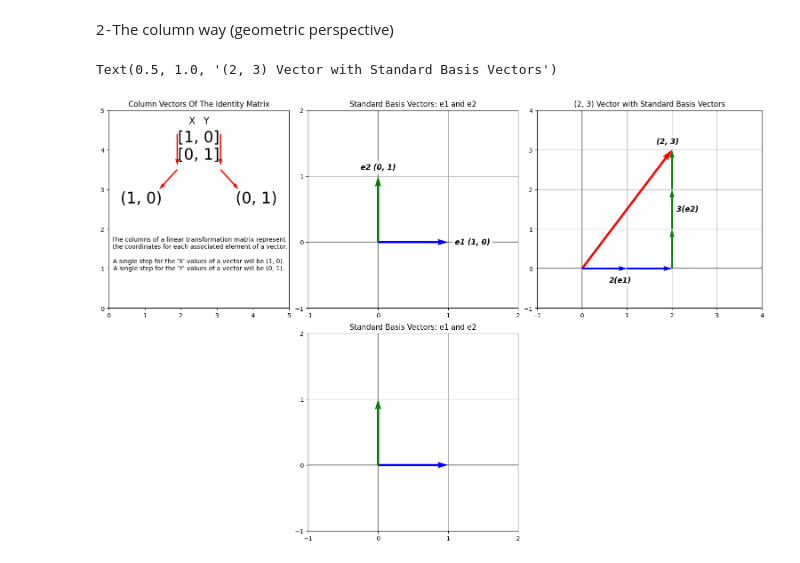
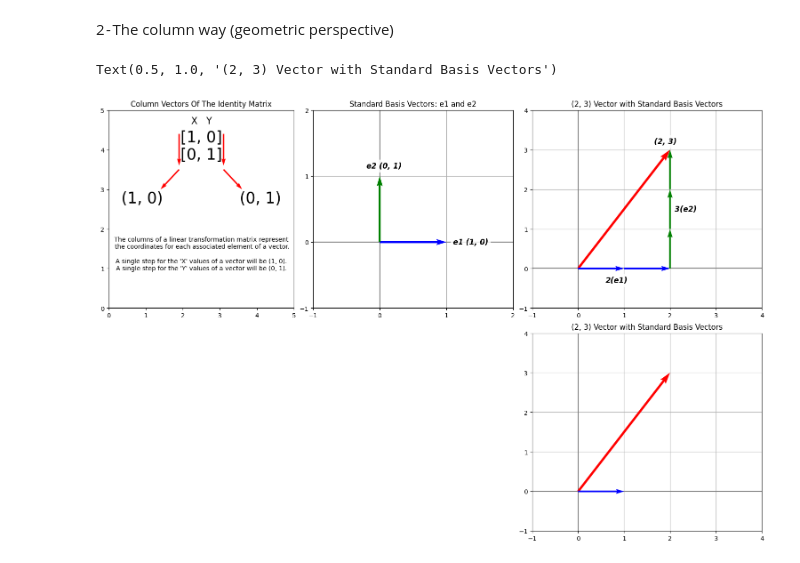
Before and after one commit to Keoni808/Visuals, a Jupyter notebook: Linear_Transformations_(Figures).ipynb, the cells around one changed output. Saved outputs shown, nothing was run; the diff lists cells and outputs as text; code cells hidden in the pictures.

Commit message:
Created new method "draw_and_text_plot2" under Figure 10 (2 - The column way (geometric perspective))

```diff
--- a/Linear_Transformations_(Figures).ipynb
+++ b/Linear_Transformations_(Figures).ipynb
@@ -883,7 +911,6 @@ text_std_x_basis = f'(1, 0)'
 text_std_y_basis = f'(0, 1)'
 text_x = f'X'
 text_y = f'Y'
-# text_identity_matrix_explain = f'Coordinates for each associated element of a vector.'
 text_identity_matrix_explain = f'The columns of a linear transformation matrix represent\n the coordinates for each associated element of a vector.\n\nA single step for the \'X\' values of a vector will be (1, 0).\nA single step for the \'Y\' values of a vector will be (0, 1).'
 
 text_location = [(2.50, 3.6), (.9, 2.5), (4.1, 2.5), (2.3, 4.5), (2.7, 4.5), (2.5, .8)]
@@ -893,70 +920,77 @@ num_texts = 6
 # plot variables
 origin = [[1.9, 4.4], [3.1, 4.4], [1.9, 3.5], [3.1, 3.5]]
 vectors = [[0, -.8], [0, -.8], [-.5, -.5], [.5, -.5]]
+zorders = [3, 3, 3, 3]
 num_vectors = len(vectors)
 
 draw_and_text_plot(ax, (1, 5), xy_lim,
                   [text_identity_matrix, text_std_x_basis, text_std_y_basis, text_x, text_y, text_identity_matrix_explain],
                    text_location, text_fonts, num_texts,
-                   origin, vectors, num_vectors, "Column Vectors Of The Identity Matrix")
+                   origin, vectors, num_vectors, zorders, "Column Vectors Of The Identity Matrix")
 
 
 ################ FIGURE 2 ################
 
-vectors = [(1, 0), (0, 1)]
-origins= [(0, 0), (0, 0)]
-colors = ['b', 'g']
-texts = ['', '']
+# Grid size
 fig_2_xy_lim = [-1, 2]
 
-draw_plot(ax, (21, 25), origins, vectors, colors, texts, len(vectors), fig_2_xy_lim, 'Standard Basis Vectors: e1 and e2')
+# Vectors and needed information
+origins= [(0, 0), (0, 0)]
+vectors = [(1, 0), (0, 1)]
+colors = ['b', 'g']
+widths = [.01, .01]
+zorders = [3, 3]
 
+# Texts and needed information
+texts = ['e1 (1, 0)', 'e2 (0, 1)']
+text_locations = [(1.1, 0), (-.2, 1.15)]
+text_fonts = [12, 12]
 
-# Creating standard basis vectors (e1 & e2)
-ax1 = fig.add_subplot(2, 15, (6, 10))
-ax1.quiver(0, 0, 1, 0, color=['b'], scale=1, scale_units='xy', angles='xy', width = .01, zorder=3)
-ax1.quiver(0, 0, 0, 1, color=['g'], scale=1, scale_units='xy', angles='xy', width = .01, zorder=3)
+draw_and_text_plot2(ax, (6, 10), fig_2_xy_lim, texts, text_locations, text_fonts, len(texts),
+                    origins, vectors, colors, widths, len(vectors), zorders, 'Standard Basis Vectors: e1 and e2', True)
 
-# Adding enhanced text annotations
-ax1.text(1.1, 0, 'e1 (1, 0)', color='black', verticalalignment='center', fontsize=12, fontweight='bold', style='italic', bbox=dict(facecolor='white', alpha=0.8, edgecolor='none'))
-ax1.text(0, 1.1, 'e2 (0, 1)', color='black', horizontalalignment='center', fontsize=12, fontweight='bold', style='italic', bbox=dict(facecolor='white', alpha=0.8, edgecolor='none'))
-
-ax1.set_xlim(-1, 2)
-ax1.set_ylim(-1, 2)
-ax1.axhline(0, color='grey', linewidth=1.5)
-ax1.axvline(0, color='grey', linewidth=1.5)
-
-# Set the grid to show at each integer interval
-ax1.xaxis.set_major_locator(MultipleLocator(1))
-ax1.yaxis.set_major_locator(MultipleLocator(1))
-
-ax1.grid(True)
-ax1.set_title('Standard Basis Vectors: e1 and e2')
 
 
 ################ FIGURE 3 ################
 
+# Grid size
+fig_2_xy_lim = [-1, 4]
+
+# Vectors and needed information
+origins = [(0,0), (0,0)]
+vectors = [(2, 3), (1, 0)]
+colors = ['r', 'b']
+widths = [.01, .007]
+zorders = [3, 3]
+
+# Texts and needed information
+texts = []
+text_locations = []
+text_fonts = []
+
+draw_and_text_plot2(ax, (26, 30), fig_2_xy_lim, texts, text_locations, text_fonts, len(texts),
+                    origins, vectors, colors, widths, len(vectors), zorders, '(2, 3) Vector with Standard Basis Vectors', True)
 
 # Creating standard vector
 ax4 = fig.add_subplot(2, 15, (11, 15))
 ax4.quiver(0, 0, 2, 3, color=['r'], scale=1, scale_units='xy', angles='xy', width=.01, zorder=3)
 ax4.quiver(0, 0, 1, 0, color=['b'], scale=1, scale_units='xy', angles='xy', zorder=3)
 ax4.quiver(1, 0, 1, 0, color=['b'], scale=1, scale_units='xy', angles='xy', zorder=3)
 ax4.quiver(2, 0, 0, 1, color=['g'], scale=1, scale_units='xy', angles='xy', zorder=3)
 ax4.quiver(2, 1, 0, 1, color=['g'], scale=1, scale_units='xy', angles='xy', zorder=3)
 ax4.quiver(2, 2, 0, 1, color=['g'], scale=1, scale_units='xy', angles='xy', zorder=3)
 
 ax4.text(.6, -.3, '2(e1)', color='black', verticalalignment='center', fontsize=12, fontweight='bold', style='italic', bbox=dict(facecolor='white', alpha=0.8, edgecolor='none'))
 ax4.text(2.1, 1.5, '3(e2)', color='black', verticalalignment='center', fontsize=12, fontweight='bold', style='italic', bbox=dict(facecolor='white', alpha=0.8, edgecolor='none'))
 ax4.text(1.65, 3.2, '(2, 3)', color='black', verticalalignment='center', fontsize=12, fontweight='bold', style='italic', bbox=dict(facecolor='white', alpha=0.8, edgecolor='none'))
 
 ax4.set_xlim(-1, 4)
 ax4.set_ylim(-1, 4)
 ax4.axhline(0, color='grey', linewidth=1.5)
 ax4.axvline(0, color='grey', linewidth=1.5)
 
 ax4.grid(True)
 ax4.set_title('(2, 3) Vector with Standard Basis Vectors')
 # %% [output]
 Text(0.5, 1.0, '(2, 3) Vector with Standard Basis Vectors')
-[figure, old version]
+[figure, new version]
```
Also changed, not shown: parts of 1 cell of this notebook.
